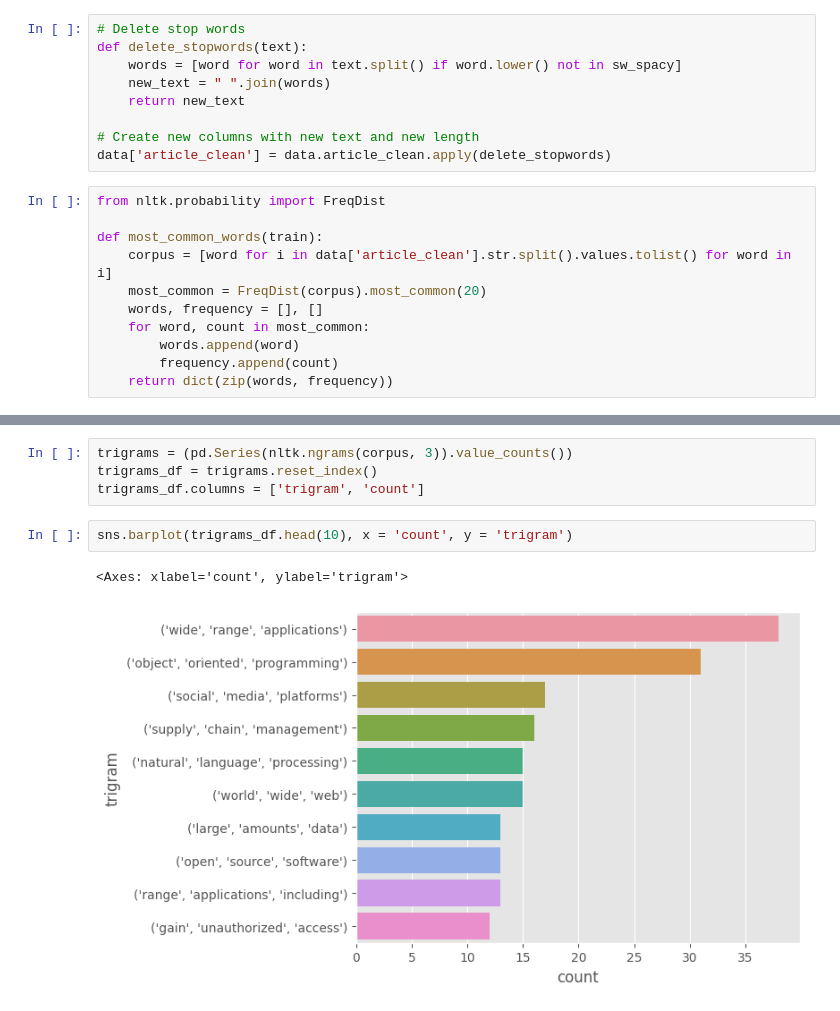
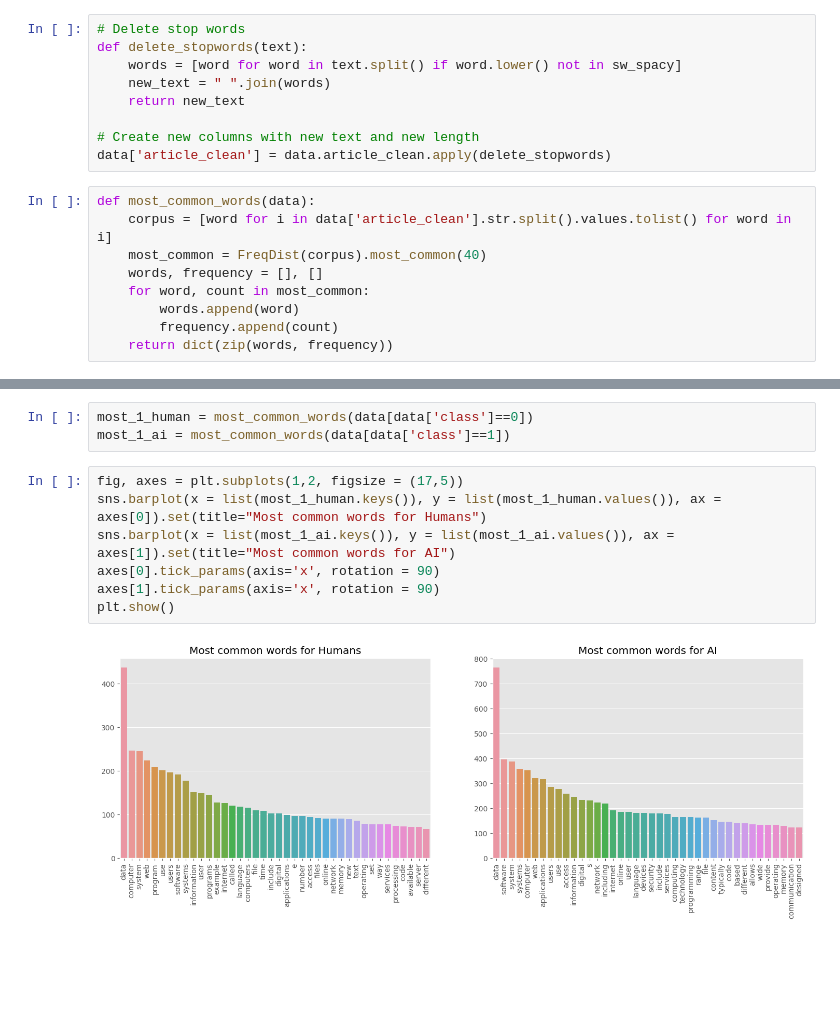
Before and after one commit to do3-173/FDS_Final, a Jupyter notebook: Eda_Preprocessing.ipynb, the cells around one changed output, grey strips where cells are left out. Drawn from its saved outputs; the diff is of its cells as text; blank space fills up the shorter version.

```diff
--- a/Eda_Preprocessing.ipynb
+++ b/Eda_Preprocessing.ipynb
@@ -175,11 +170,9 @@ def delete_stopwords(text):
 # Create new columns with new text and new length
 data['article_clean'] = data.article_clean.apply(delete_stopwords)
 # %%
-from nltk.probability import FreqDist
-
-def most_common_words(train):
+def most_common_words(data):
     corpus = [word for i in data['article_clean'].str.split().values.tolist() for word in i]
-    most_common = FreqDist(corpus).most_common(20)
+    most_common = FreqDist(corpus).most_common(40)
     words, frequency = [], []
     for word, count in most_common:
         words.append(word)
@@ -211,9 +181,12 @@ sns.barplot(bigrams_df.head(10), y = 'bigram', x ='count') # Oh.. we need the le
-# %%
-trigrams = (pd.Series(nltk.ngrams(corpus, 3)).value_counts())
-trigrams_df = trigrams.reset_index()
-trigrams_df.columns = ['trigram', 'count']
-# %%
-sns.barplot(trigrams_df.head(10), x = 'count', y = 'trigram')
-# %% [output]
-<Axes: xlabel='count', ylabel='trigram'>
-[figure, removed]
+# %%
+most_1_human = most_common_words(data[data['class']==0])
+most_1_ai = most_common_words(data[data['class']==1])
+# %%
+fig, axes = plt.subplots(1,2, figsize = (17,5))
+sns.barplot(x = list(most_1_human.keys()), y = list(most_1_human.values()), ax = axes[0]).set(title="Most common words for Humans")
+sns.barplot(x = list(most_1_ai.keys()), y = list(most_1_ai.values()), ax = axes[1]).set(title="Most common words for AI")
+axes[0].tick_params(axis='x', rotation = 90)
+axes[1].tick_params(axis='x', rotation = 90)
+plt.show()
+# %% [output]
+[figure, added]
```
Also changed, not shown: parts of 25 cells of this notebook.
